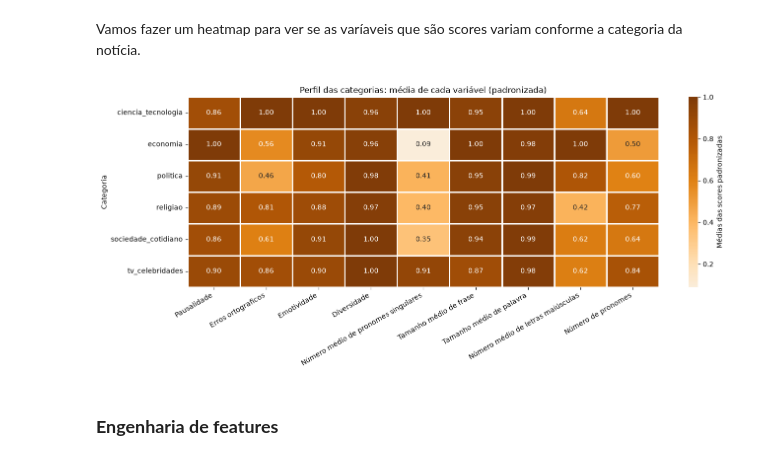
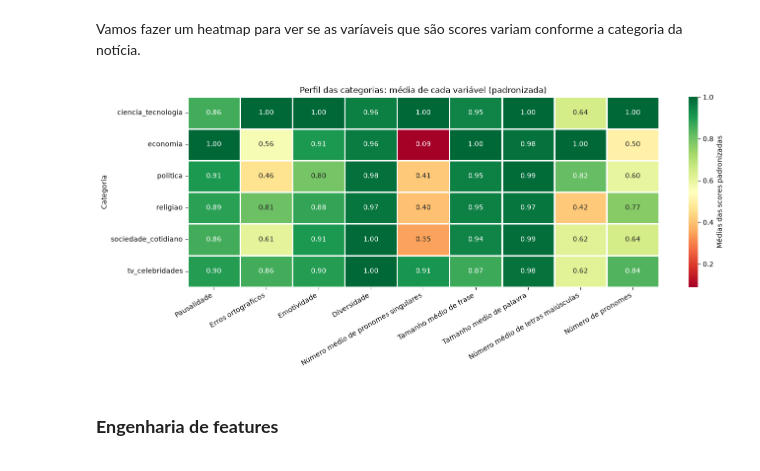
Before and after one commit to teto1034/fake-news-classifier, a Jupyter notebook: notebooks/02_analise_exploratoria_de_dados.ipynb, the cells around one changed output. Cells and saved outputs as stored; diff of their text form; code cells hidden in the pictures.

```diff
--- a/notebooks/02_analise_exploratoria_de_dados.ipynb
+++ b/notebooks/02_analise_exploratoria_de_dados.ipynb
@@ -148,30 +148,29 @@ Vamos fazer um heatmap para ver se as varíaveis que são scores variam conforme
 # %%
 # Média de cada variável por categoria
 medias = df.groupby("categoria")[columns].mean()
 
 # Padroniza em relação à base inteira, pois as variáveis têm escalas muito diferentes
 medias_norm = medias / medias.max()
 
 plt.figure(figsize=(14, 6))
 ax = sns.heatmap(
     medias_norm.rename(columns=columns_mapping),
-    cmap="PuOr_r",
-    center=0,
+    cmap="RdYlGn",
     annot=True,
     fmt=".2f",
     linewidths=2,
     linecolor="white",
     cbar_kws={"label": "Médias das scores padronizadas"},
 )
 ax.set_title("Perfil das categorias: média de cada variável (padronizada)")
 ax.set_xlabel("")
 ax.set_ylabel("Categoria")
 plt.xticks(rotation=30, ha="right")
 plt.yticks(rotation=0)
 plt.tight_layout()
 plt.show()
 # %% [output]
-[figure, old version]
+[figure, new version]
 # %% [markdown]
 <b><h3>Engenharia de features</h3></b>
 # %% [markdown]
```
Also changed, not shown: parts of 3 cells of this notebook.
